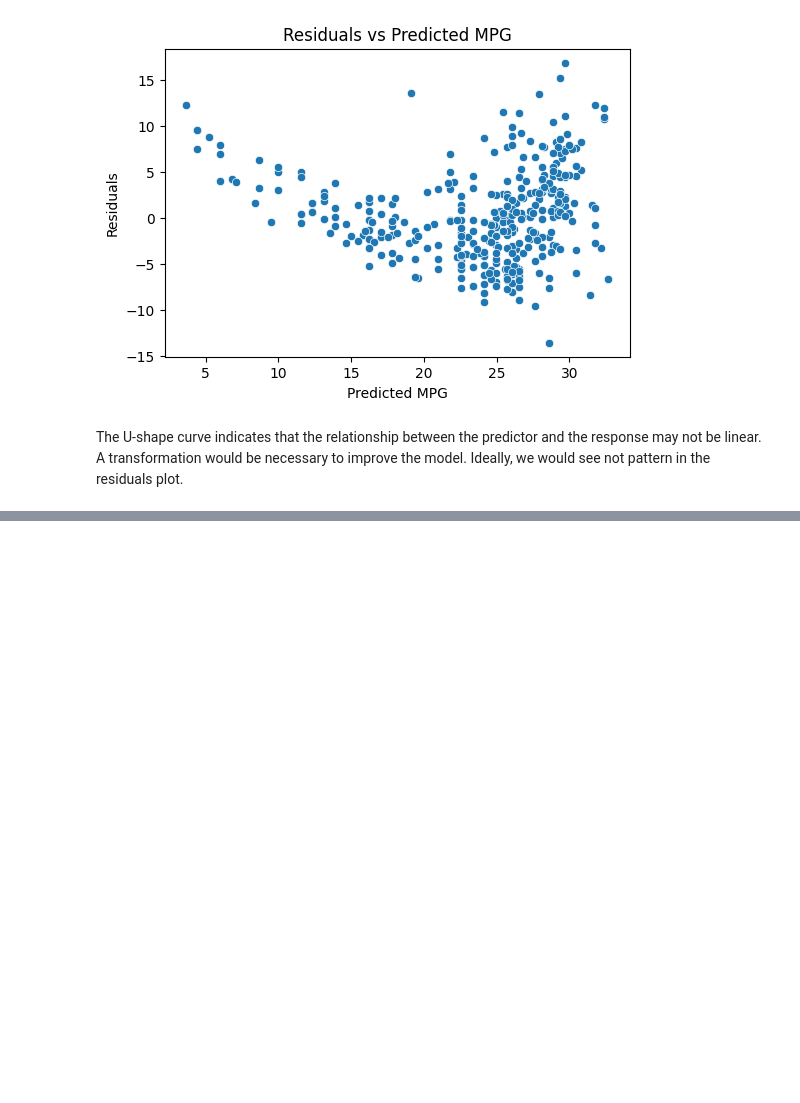
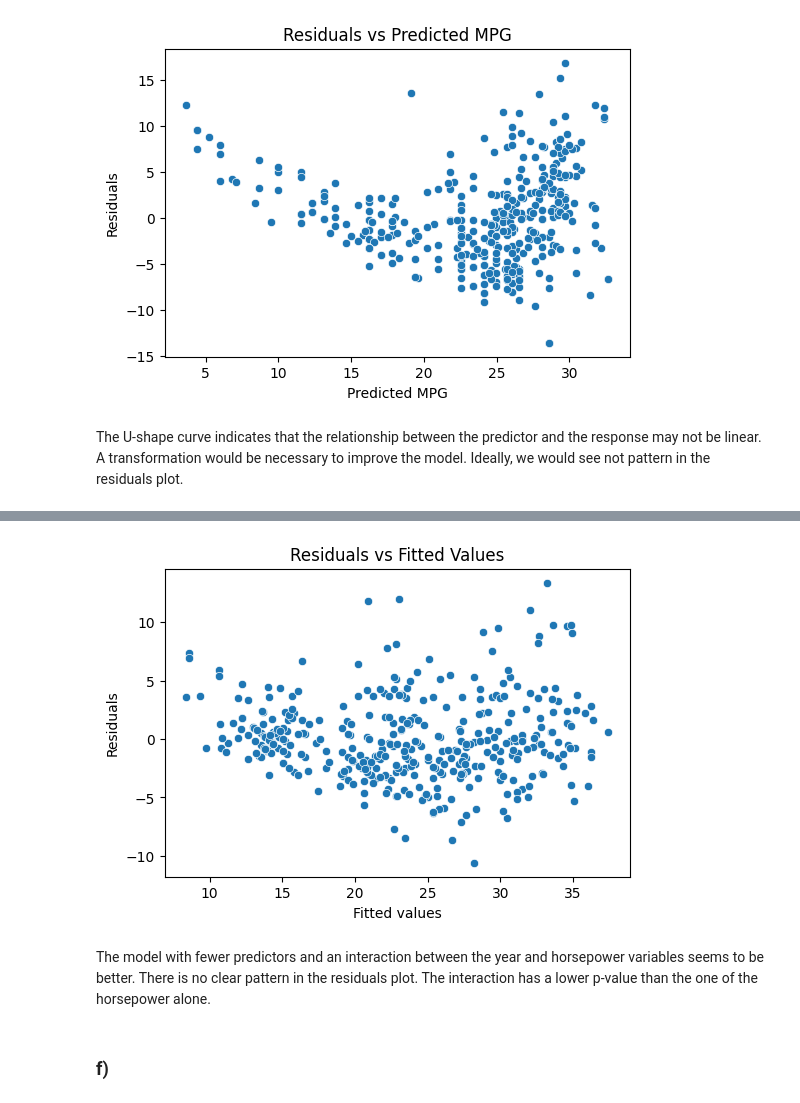
Before and after one commit to mateusmelo821/ISL-Exercises, a Jupyter notebook: Chapter_3.ipynb, the cells around one changed output, grey strips where cells are left out. Cells and saved outputs as stored; diff of their text form; code cells hidden in the pictures; blank space fills up the shorter version.

```diff
--- a/Chapter_3.ipynb
+++ b/Chapter_3.ipynb
@@ -202,0 +319,5 @@ The U-shape curve indicates that the relationship between the predictor and the
+# %%
+formula = 'mpg ~ acceleration + cylinders + year*horsepower'
+model = sm.ols(formula, data=df_auto)
+results = model.fit()
+print(results.summary())
@@ -202,0 +352,14 @@ The U-shape curve indicates that the relationship between the predictor and the
+# %%
+y_pred = results.predict()
+fig, ax = plt.subplots(figsize=(6, 4))
+sns.scatterplot(x=y_pred, y=results.resid, ax=ax)
+ax.set_xlabel("Fitted values")
+ax.set_ylabel("Residuals")
+ax.set_title("Residuals vs Fitted Values")
+plt.show()
+# %% [output]
+[figure, added]
+# %% [markdown]
+The model with fewer predictors and an interaction between the year and horsepower variables seems to be better. There is no clear pattern in the residuals plot. The interaction has a lower p-value than the one of the horsepower alone.
+# %% [markdown]
+### f)
```
Also changed, not shown: parts of 23 cells of this notebook.
